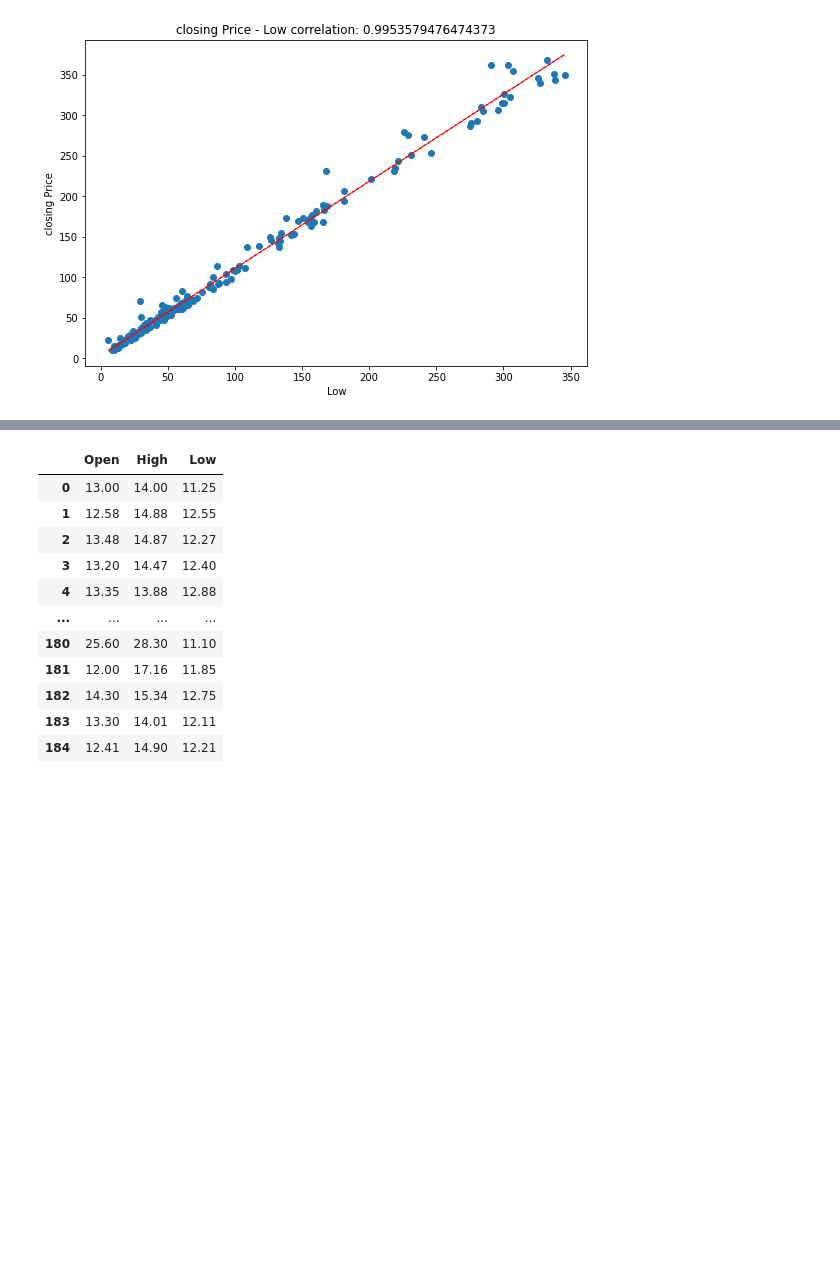
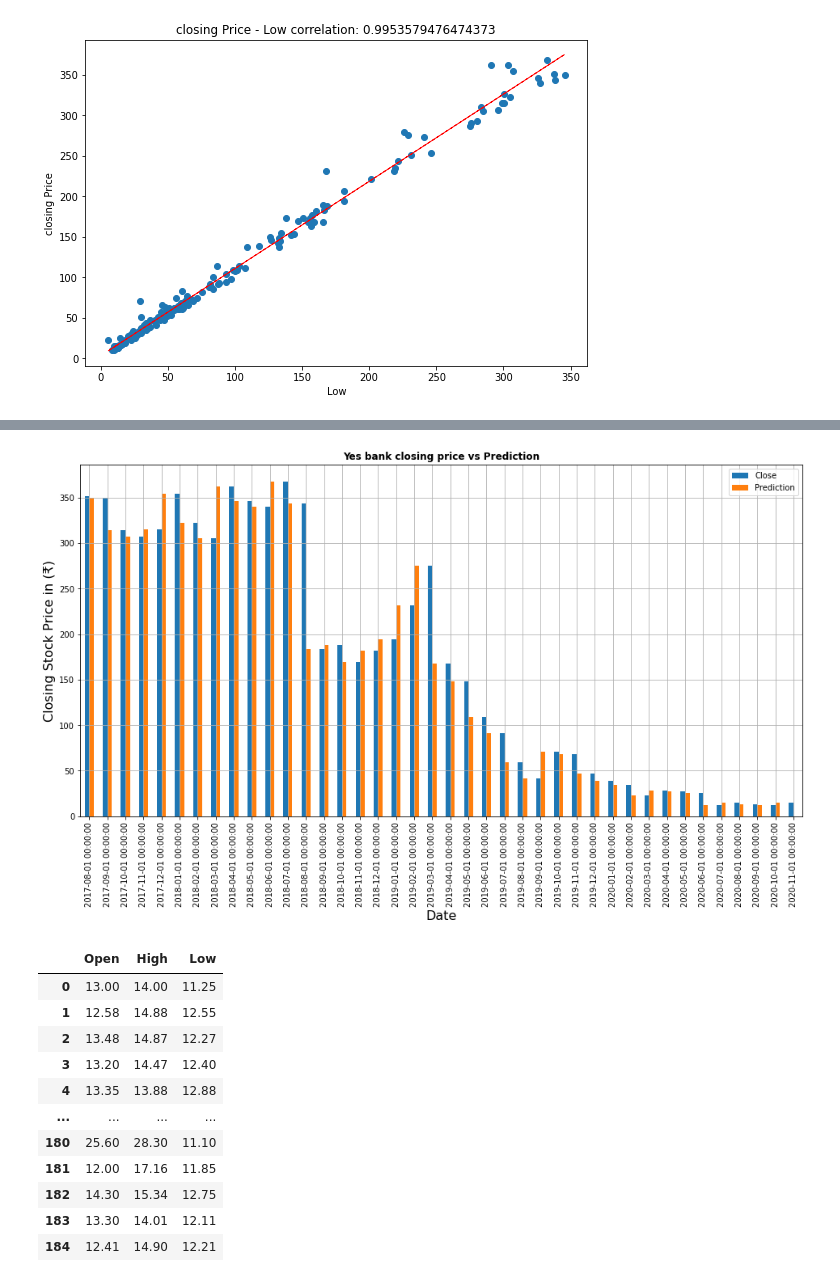
Before and after one commit to ramank123/Yes-Bank-Stock-Closing-Price-Prediction, a Jupyter notebook: Yes_Bank_Stock_Closing_Price_Prediction.ipynb, the cells around one changed output, grey strips where cells are left out. Saved outputs shown, nothing was run; the diff lists cells and outputs as text; code cells hidden in the pictures; blank space fills up the shorter version.

```diff
--- a/Yes_Bank_Stock_Closing_Price_Prediction.ipynb
+++ b/Yes_Bank_Stock_Closing_Price_Prediction.ipynb
@@ -254,3 +254,14 @@ plt.show()
 [figure]
 [figure]
 [figure]
+# %%
+#adding average column
+df['Average'] = (df['Low'] + df['High'])/2
+#adding month column
+df['Month'] = df['Date'].apply(lambda y: y.strftime('%B'))
+#introducing new features of name year
+df['Year'] = df['Date'].apply(lambda z: z.strftime('%Y'))
+# %%
+#Making date column as index
+df.index = df['Date']
+df.drop('Date',axis = 1,inplace = True)
@@ -256,0 +276,5 @@ plt.show()
+# %%
+# Create a column 'Prediction' and shift 'n' Months for future prediction
+future_months = 1
+df['Prediction'] = df[['Close']].shift(-future_months)               # Shift() Function shifts index by the desired number of periods
+df.head(3)
@@ -257,3 +287,13 @@ plt.show()
+# %%
+#Closing price vs prediction
+df[['Close','Prediction']].tail(40).plot(kind='bar',figsize=(16,8))
+plt.grid(True)
+plt.title('Yes bank closing price vs Prediction',fontweight = 'bold')
+plt.xlabel('Date',fontsize = 16)
+plt.ylabel('Closing Stock Price in (₹)',fontsize = 16)
+plt.show()
+# %% [output]
+[figure, added]
 # %%
 X
 # %% [output]
```
Also changed, not shown: parts of 2 cells of this notebook.
